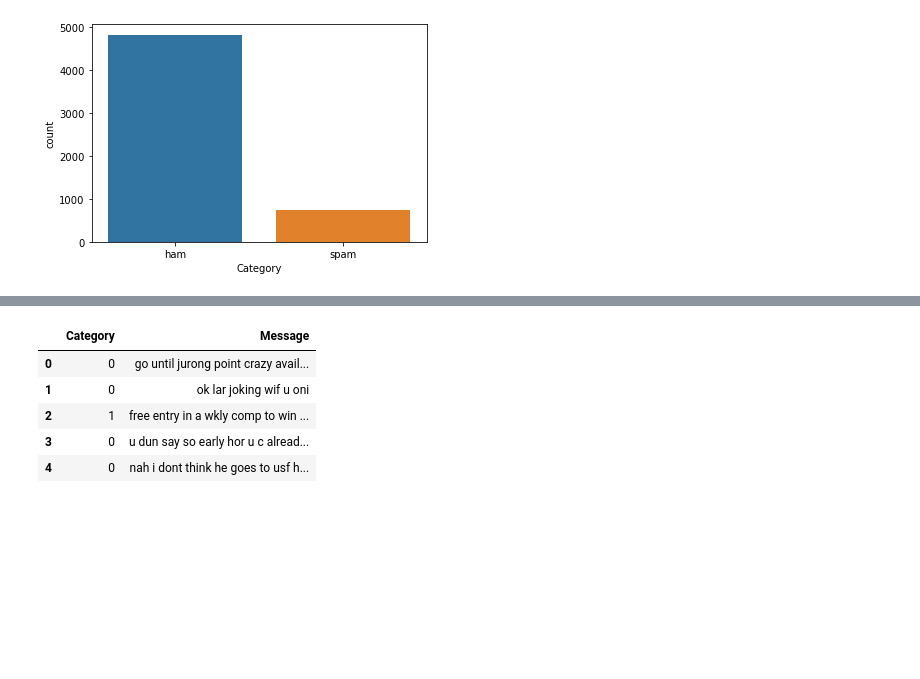
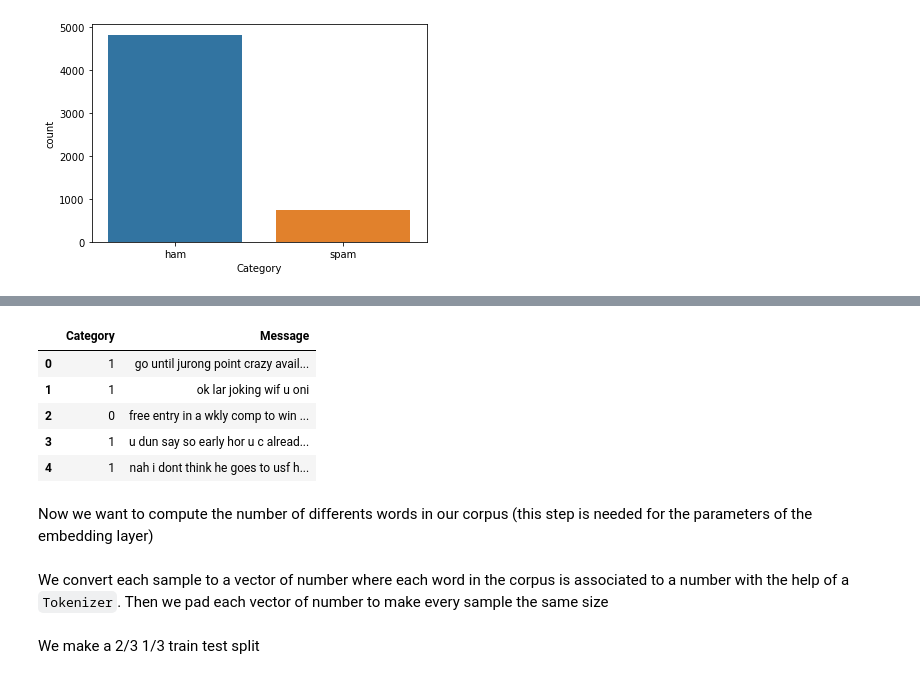
Before and after one commit to pauldoucet/email-spam-classification, a Jupyter notebook: email-spam-classification.ipynb, the cells around one changed output, grey strips where cells are left out. Saved outputs shown, nothing was run; the diff lists cells and outputs as text; code cells hidden in the pictures; blank space fills up the shorter version.

```diff
--- a/email-spam-classification.ipynb
+++ b/email-spam-classification.ipynb
@@ -63,37 +87,42 @@ display_wordclouds(df)
 # %%
 def clean_text(df):
     output = df.copy()
     for index, row in output.iterrows():
         text = row["Message"]
 
         # set to lower case
         text = text.lower()
 
         # remove links
         text = re.sub(r"https://\S+|http://\S+|www.\S+", "", text)
 
         # remove everything that is not a letter or a number
         text = re.sub(r"[^A-Za-z\s+]", "", text)
 
         # tokenize text
         #text_tokenized = word_tokenize(text)
 
         row["Message"] = text
 
     return output
 
 le = LabelEncoder()
 
 cleaned_df = clean_text(df)
 cleaned_df["Category"] = le.fit_transform(cleaned_df["Category"].to_numpy())
+
+cleaned_df["Category"] = cleaned_df["Category"].map({1:0, 0:1})
+
 cleaned_df.head()
 # %% [output]
 |  | Category | Message |
-| 0 | 0 | go until jurong point crazy avail... |
-| 1 | 0 | ok lar joking wif u oni |
-| 2 | 1 | free entry in a wkly comp to win ... |
-| 3 | 0 | u dun say so early hor u c alread... |
-| 4 | 0 | nah i dont think he goes to usf h... |
+| 0 | 1 | go until jurong point crazy avail... |
+| 1 | 1 | ok lar joking wif u oni |
+| 2 | 0 | free entry in a wkly comp to win ... |
+| 3 | 1 | u dun say so early hor u c alread... |
+| 4 | 1 | nah i dont think he goes to usf h... |
+# %% [markdown]
+Now we want to compute the number of differents words in our corpus (this step is needed for the parameters of the embedding layer)
 # %%
 word_set = set()
 maxlen = 0
@@ -107,4 +136,7 @@ for index, row in cleaned_df.iterrows():
         word_set.add(word)
 
 num_words = len(word_set)
+# %% [markdown]
+We convert each sample to a vector of number where each word in the corpus is associated to a number with the help of a `Tokenizer`.
+Then we pad each vector of number to make every sample the same size
 # %%
@@ -114,3 +149,5 @@ X = tokenizer.texts_to_sequences(cleaned_df["Message"].to_numpy())
 X = pad_sequences(X, maxlen = maxlen, padding = "post")
+# %% [markdown]
+We make a 2/3 1/3 train test split
 # %%
 X_train, X_test, y_train, y_test = train_test_split(X, cleaned_df["Category"], test_size = 0.33, shuffle = True)
```
Also changed, not shown: parts of 20 cells of this notebook, 1 other file.
